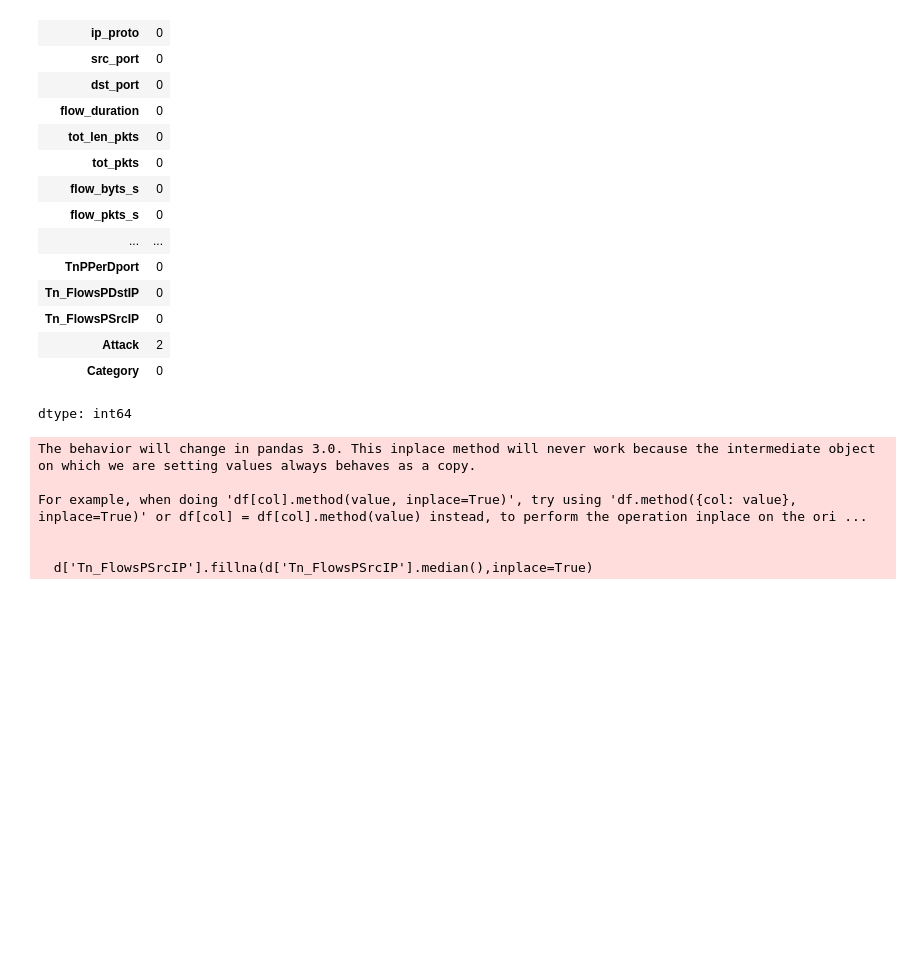
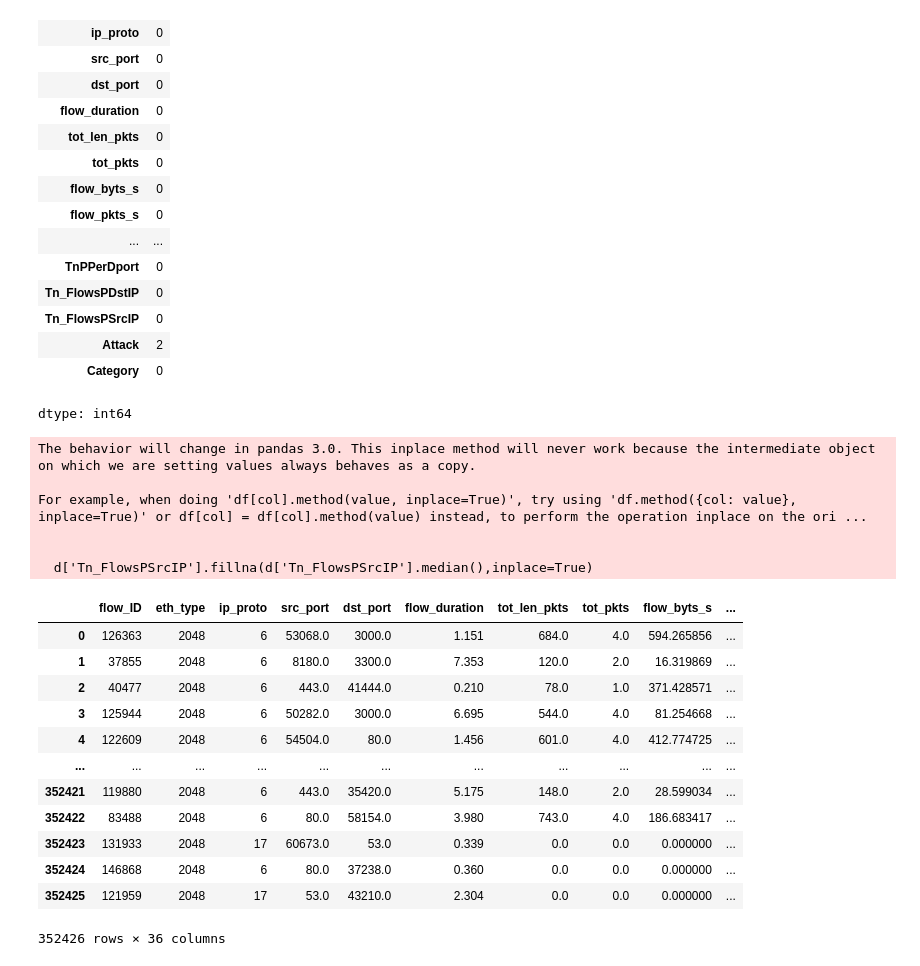
Before and after one commit to OmegaS48/Internship_NITP, a Jupyter notebook: Intern_Day2.ipynb, the cells around one changed output. Saved outputs shown, nothing was run; the diff lists cells and outputs as text; code cells hidden in the pictures; blank space fills up the shorter version.

```diff
--- a/Intern_Day2.ipynb
+++ b/Intern_Day2.ipynb
@@ -616,3 +616,22 @@ For example, when doing 'df[col].method(value, inplace=True)', try using 'df.met
 
 
   d['Tn_FlowsPSrcIP'].fillna(d['Tn_FlowsPSrcIP'].median(),inplace=True)
+# %%
+X=d.drop(columns='Attack',axis=1)
+Y=d['Attack']
+# %%
+X
+# %% [output]
+|  | flow_ID | eth_type | ip_proto | src_port | dst_port | flow_duration | tot_len_pkts | tot_pkts | flow_byts_s | ... |
+| 0 | 126363 | 2048 | 6 | 53068.0 | 3000.0 | 1.151 | 684.0 | 4.0 | 594.265856 | ... |
+| 1 | 37855 | 2048 | 6 | 8180.0 | 3300.0 | 7.353 | 120.0 | 2.0 | 16.319869 | ... |
+| 2 | 40477 | 2048 | 6 | 443.0 | 41444.0 | 0.210 | 78.0 | 1.0 | 371.428571 | ... |
+| 3 | 125944 | 2048 | 6 | 50282.0 | 3000.0 | 6.695 | 544.0 | 4.0 | 81.254668 | ... |
+| 4 | 122609 | 2048 | 6 | 54504.0 | 80.0 | 1.456 | 601.0 | 4.0 | 412.774725 | ... |
+| ... | ... | ... | ... | ... | ... | ... | ... | ... | ... | ... |
+| 352421 | 119880 | 2048 | 6 | 443.0 | 35420.0 | 5.175 | 148.0 | 2.0 | 28.599034 | ... |
+| 352422 | 83488 | 2048 | 6 | 80.0 | 58154.0 | 3.980 | 743.0 | 4.0 | 186.683417 | ... |
+| 352423 | 131933 | 2048 | 17 | 60673.0 | 53.0 | 0.339 | 0.0 | 0.0 | 0.000000 | ... |
+| 352424 | 146868 | 2048 | 6 | 80.0 | 37238.0 | 0.360 | 0.0 | 0.0 | 0.000000 | ... |
+| 352425 | 121959 | 2048 | 17 | 53.0 | 43210.0 | 2.304 | 0.0 | 0.0 | 0.000000 | ... |
+352426 rows × 36 columns
```
Also changed, not shown: parts of 20 cells of this notebook.
